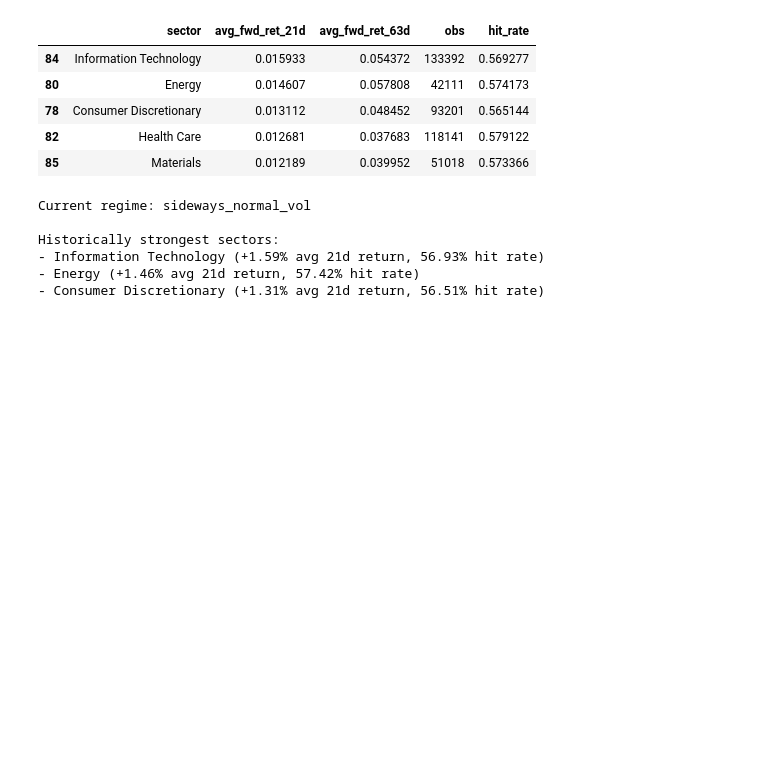
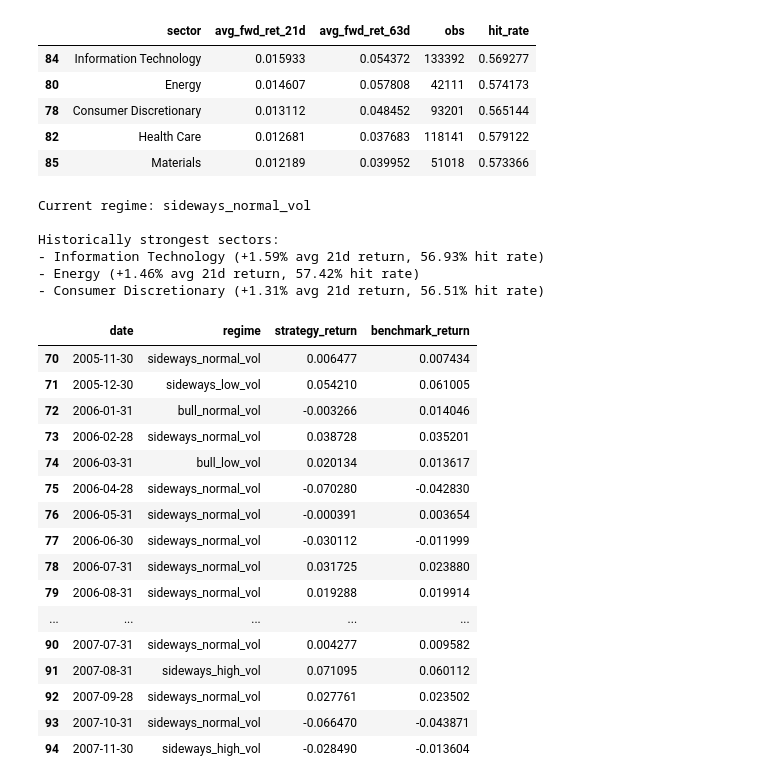
Before and after one commit to ediaz-usf/SP500-Analysis-Project, a Jupyter notebook: S&P_Analysis.ipynb, the cells around one changed output. Saved outputs shown, nothing was run; the diff lists cells and outputs as text; code cells hidden in the pictures; blank space fills up the shorter version.

Commit message:
Update execution counts in S&P_Analysis.ipynb and add new analysis for trading days and sector performance

```diff
--- a/S&P_Analysis.ipynb
+++ b/S&P_Analysis.ipynb
@@ -554,3 +552,83 @@ Historically strongest sectors:
 - Information Technology (+1.59% avg 21d return, 56.93% hit rate)
 - Energy (+1.46% avg 21d return, 57.42% hit rate)
 - Consumer Discretionary (+1.31% avg 21d return, 56.51% hit rate)
+# %%
+
+# Get trading days timeline
+rebalance_dates_df = (
+    df.groupby([df['date'].dt.year, df['date'].dt.month])['date']
+      .max()
+      .reset_index(drop=True)
+      .to_frame(name='date')
+)
+
+# Get top sectors and fwd returns per date
+sectors_filt = (
+    df.merge(rebalance_dates_df, on='date', how='inner')
+      .groupby(['date', 'sector'], as_index=False)
+      .agg(fwd_ret_21d=('fwd_ret_21d', 'mean'))
+      .sort_values('date')
+)
+
+sectors_filt = sectors_filt.merge(
+    market[['date', 'combined_regime']],
+    on='date',
+    how='left'
+)
+
+def get_top_sectors_per_date_and_regime(regime, top_n=3):
+
+    top_sectors = (
+        sector_perf[sector_perf['combined_regime'] ==regime]
+        .sort_values('avg_fwd_ret_21d', ascending=False)
+        .head(top_n)
+    )
+
+    return top_sectors
+
+
+# Calculate strategy returns by applying the top sectors for each regime to the historical data and compare to benchmark (equal weight of all sectors)
+results = []
+
+for date in rebalance_dates_df['date']:
+
+    regime = sectors_filt[sectors_filt['date'] == date]['combined_regime'].values[0]
+    top_3_sectors = get_top_sectors_per_date_and_regime(regime, top_n=3)[['sector', 'avg_fwd_ret_21d']]
+    sectors_realized_ret = sectors_filt[(sectors_filt['sector'].isin(top_3_sectors['sector'])) & (sectors_filt['date'] == date)][['sector', 'fwd_ret_21d']].sort_values('sector')
+
+    top_3_sectors = top_3_sectors.merge(
+        sectors_realized_ret,
+        on='sector',
+        how='left'
+    ).sort_values('sector')
+
+    strategy_return = top_3_sectors['fwd_ret_21d'].mean() # equal weight return of the 3 sectors
+    benchmark_return = sectors_filt[(sectors_filt['date'] == date)]['fwd_ret_21d'].mean()
+
+    results.append({
+        'date': date,
+        'regime': regime,
+        'strategy_return': strategy_return,
+        'benchmark_return': benchmark_return
+    })
+
+results_df = pd.DataFrame(results)
+results_df[70:95]
+# %% [output]
+|  | date | regime | strategy_return | benchmark_return |
+| 70 | 2005-11-30 | sideways_normal_vol | 0.006477 | 0.007434 |
+| 71 | 2005-12-30 | sideways_low_vol | 0.054210 | 0.061005 |
+| 72 | 2006-01-31 | bull_normal_vol | -0.003266 | 0.014046 |
+| 73 | 2006-02-28 | sideways_normal_vol | 0.038728 | 0.035201 |
+| 74 | 2006-03-31 | bull_low_vol | 0.020134 | 0.013617 |
+| 75 | 2006-04-28 | sideways_normal_vol | -0.070280 | -0.042830 |
+| 76 | 2006-05-31 | sideways_normal_vol | -0.000391 | 0.003654 |
+| 77 | 2006-06-30 | sideways_normal_vol | -0.030112 | -0.011999 |
+| 78 | 2006-07-31 | sideways_normal_vol | 0.031725 | 0.023880 |
+| 79 | 2006-08-31 | sideways_normal_vol | 0.019288 | 0.019914 |
+| ... | ... | ... | ... | ... |
+| 90 | 2007-07-31 | sideways_normal_vol | 0.004277 | 0.009582 |
+| 91 | 2007-08-31 | sideways_high_vol | 0.071095 | 0.060112 |
+| 92 | 2007-09-28 | sideways_normal_vol | 0.027761 | 0.023502 |
+| 93 | 2007-10-31 | sideways_normal_vol | -0.066470 | -0.043871 |
+| 94 | 2007-11-30 | sideways_high_vol | -0.028490 | -0.013604 |
```
Also changed, not shown: parts of 1 cell of this notebook, 1 other file.
